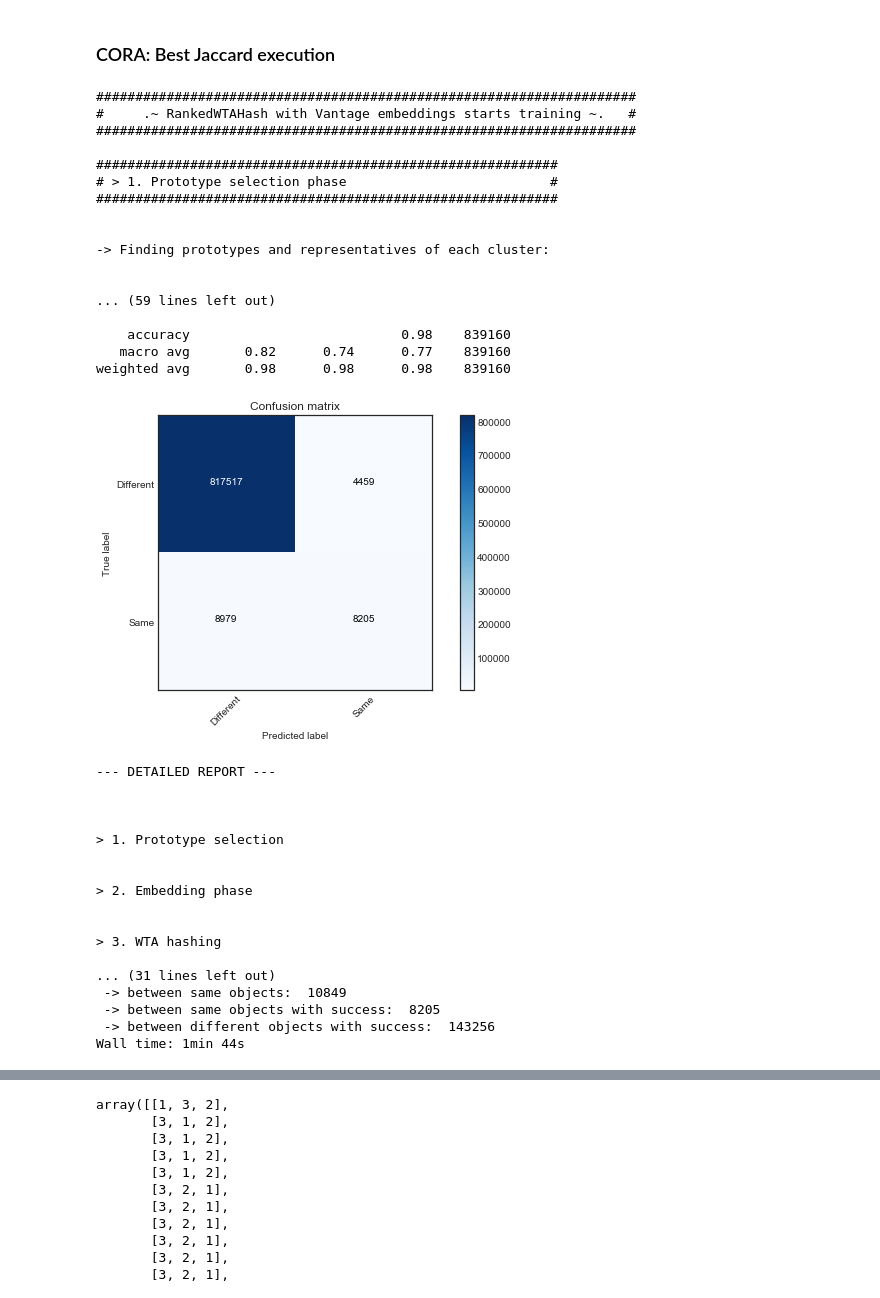
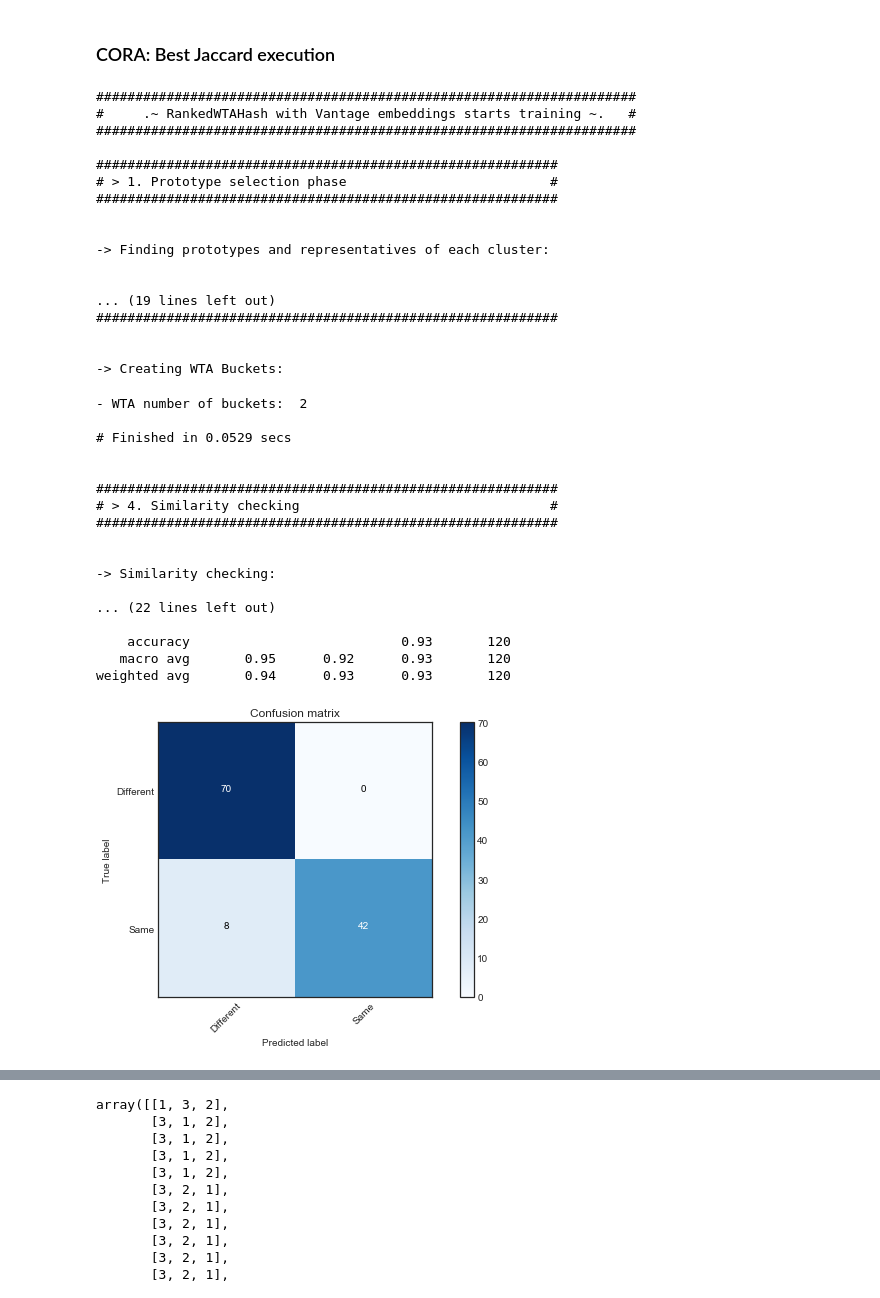
Before and after one commit to Nikoletos-K/WinnER, a Jupyter notebook: EntireDatasetJupyter-Current.ipynb, the cells around one changed output, grey strips where cells are left out. Saved outputs shown, nothing was run; the diff lists cells and outputs as text; code cells hidden in the pictures.

```diff
--- a/EntireDatasetJupyter-Current.ipynb
+++ b/EntireDatasetJupyter-Current.ipynb
@@ -1360,10 +1360,10 @@ fields = [
 
 
 # CORA
-data, true_matrix = cora_createDataset(CORA, CORA_groundTruth, fields, 'Entity Id')
+# data, true_matrix = cora_createDataset(CORA, CORA_groundTruth, fields, 'Entity Id')
 
 # Toy CORA
-# data, true_matrix = cora_createDataset(CORA.head(15), CORA_groundTruth.head(50), fields, 'Entity Id')
+data, true_matrix = cora_createDataset(CORA.head(15), CORA_groundTruth.head(50), fields, 'Entity Id')
 
 # Old CORA
 # data, true_matrix = cora_createDataset(CORA1, CORA1_groundTruth, fields, '@id')
@@ -1454,7 +1454,7 @@ number_of_permutations = 1                # WTA number of permutations
 
 # Similarity evaluation
 similarityVectors='ranked'                  # which vectors will be passed to WTA step
-similarityThreshold= 0.7                    # Similarity threshold for the final step
+similarityThreshold= 0.6                    # Similarity threshold for the final step
 metric='kendal'                             # Similarity metric between vectors
 
 start = time.time()
@@ -1465,52 +1465,52 @@ model = RankedWTAHash(
     similarityThreshold= similarityThreshold,
     metric=metric,
     similarityVectors=similarityVectors,
     number_of_permutations = number_of_permutations,
     distanceMetric= distanceMetric,
     distanceMetricEmbedding = distanceMetricEmbedding,
     ngramms= ngramms,
     jaccard_withchars = jaccard_withchars,
     prototypesFilterThr = prototypesFilterThr,
     verboseLevel = 0
 )
 model = model.fit(data)
 acc,f1,precision,recall = evaluate(model.mapping_matrix, true_matrix, True)
 report(model)
 exec_time = time.time() - start
 results_dataframe.loc[len(results_dataframe)+1] = [max_numberOf_clusters,max_dissimilarityDistance,similarityThreshold,windowSize,metric,similarityVectors,distanceMetricEmbedding,distanceMetric,number_of_permutations,ngramms,jaccard_withchars,acc,precision,recall,f1,exec_time]
 # %% [output]
 #####################################################################
 #     .~ RankedWTAHash with Vantage embeddings starts training ~.   #
 #####################################################################
 
 ###########################################################
 # > 1. Prototype selection phase                          #
 ###########################################################
 
 
 -> Finding prototypes and representatives of each cluster:
 
 
-... (59 lines left out)
+... (19 lines left out)
+###########################################################
 
-    accuracy                           0.98    839160
-   macro avg       0.82      0.74      0.77    839160
-weighted avg       0.98      0.98      0.98    839160
+
+-> Creating WTA Buckets:
+- WTA number of buckets:  2
+
+# Finished in 0.0529 secs
+
+
+###########################################################
+# > 4. Similarity checking                                #
+###########################################################
+
+
+-> Similarity checking:
+
+... (22 lines left out)
+
+    accuracy                           0.93       120
+   macro avg       0.95      0.92      0.93       120
+weighted avg       0.94      0.93      0.93       120
-[figure, old version]
+[figure, new version]
---- DETAILED REPORT ---
-
-
-
-> 1. Prototype selection
-
-
-> 2. Embedding phase
-
-
-> 3. WTA hashing
-
-... (31 lines left out)
- -> between same objects:  10849
- -> between same objects with success:  8205
- -> between different objects with success:  143256
-Wall time: 1min 44s
```
Also changed, not shown: parts of 1 cell of this notebook.
